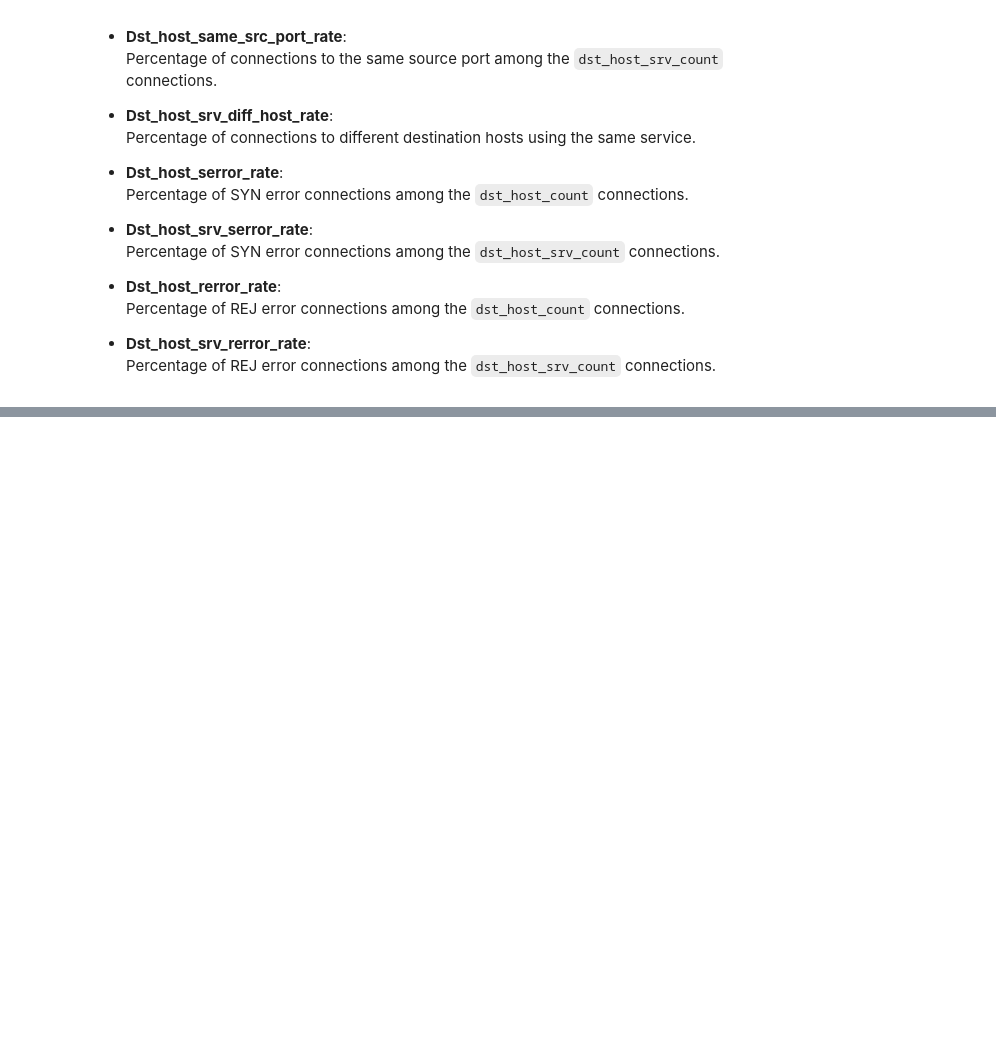
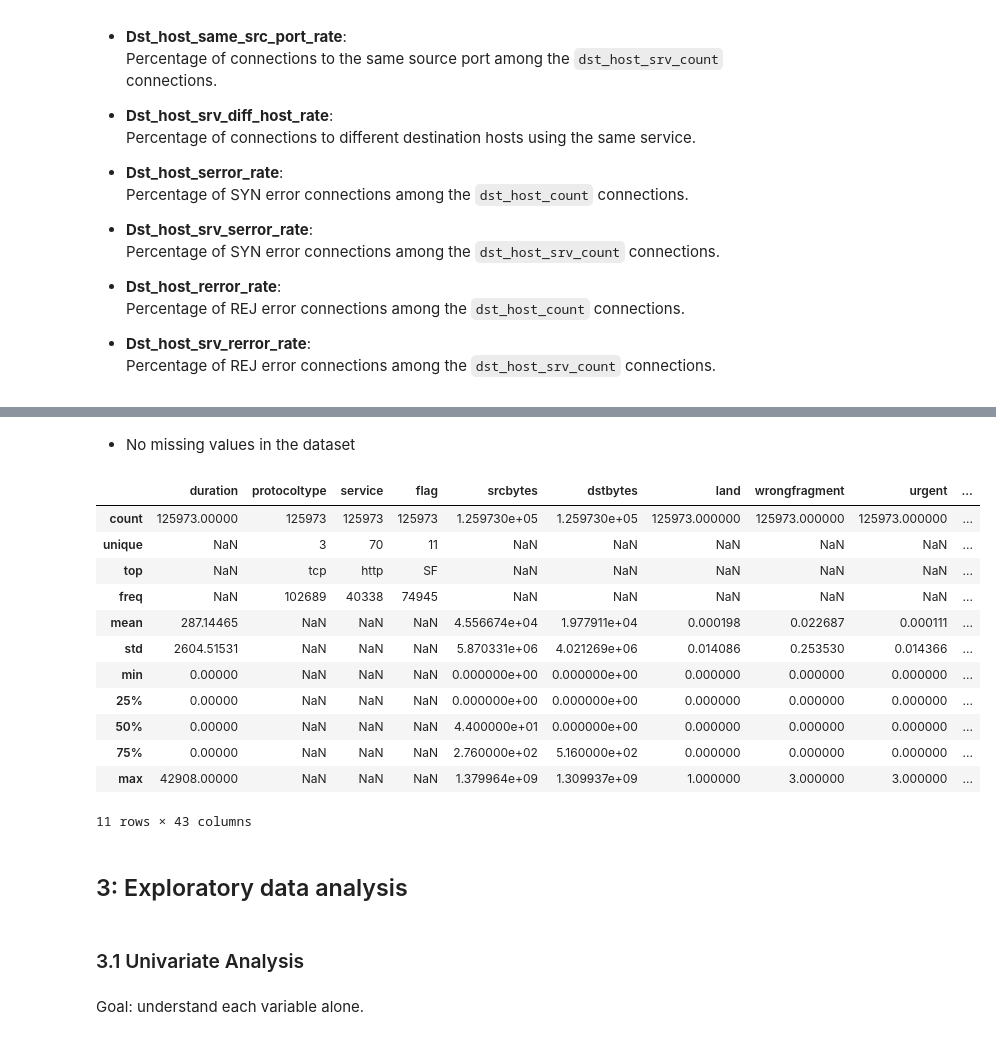
Before and after one commit to Octopus30/Network-anomaly-detection, a Jupyter notebook: notebooks/EDA.ipynb, the cells around one changed output, grey strips where cells are left out. Drawn from its saved outputs; the diff is of its cells as text; code cells hidden in the pictures; blank space fills up the shorter version.

```diff
--- a/notebooks/EDA.ipynb
+++ b/notebooks/EDA.ipynb
@@ -160,0 +171,3 @@ These are features computed over a larger time window (typically 100 connections
+# %%
+data = pd.read_csv('../data/Net.csv')
+data.head()
@@ -160,0 +206,3 @@ These are features computed over a larger time window (typically 100 connections
+# %%
+# Create a deep copy
+df = data.copy()
@@ -160,0 +256,24 @@ These are features computed over a larger time window (typically 100 connections
+# %% [markdown]
+- No missing values in the dataset
+# %%
+df.describe(include='all')
+# %% [output]
+|  | duration | protocoltype | service | flag | srcbytes | dstbytes | land | wrongfragment | urgent | ... |
+| count | 125973.00000 | 125973 | 125973 | 125973 | 1.259730e+05 | 1.259730e+05 | 125973.000000 | 125973.000000 | 125973.000000 | ... |
+| unique | NaN | 3 | 70 | 11 | NaN | NaN | NaN | NaN | NaN | ... |
+| top | NaN | tcp | http | SF | NaN | NaN | NaN | NaN | NaN | ... |
+| freq | NaN | 102689 | 40338 | 74945 | NaN | NaN | NaN | NaN | NaN | ... |
+| mean | 287.14465 | NaN | NaN | NaN | 4.556674e+04 | 1.977911e+04 | 0.000198 | 0.022687 | 0.000111 | ... |
+| std | 2604.51531 | NaN | NaN | NaN | 5.870331e+06 | 4.021269e+06 | 0.014086 | 0.253530 | 0.014366 | ... |
+| min | 0.00000 | NaN | NaN | NaN | 0.000000e+00 | 0.000000e+00 | 0.000000 | 0.000000 | 0.000000 | ... |
+| 25% | 0.00000 | NaN | NaN | NaN | 0.000000e+00 | 0.000000e+00 | 0.000000 | 0.000000 | 0.000000 | ... |
+| 50% | 0.00000 | NaN | NaN | NaN | 4.400000e+01 | 0.000000e+00 | 0.000000 | 0.000000 | 0.000000 | ... |
+| 75% | 0.00000 | NaN | NaN | NaN | 2.760000e+02 | 5.160000e+02 | 0.000000 | 0.000000 | 0.000000 | ... |
+| max | 42908.00000 | NaN | NaN | NaN | 1.379964e+09 | 1.309937e+09 | 1.000000 | 3.000000 | 3.000000 | ... |
+11 rows × 43 columns
+# %% [markdown]
+## 3: Exploratory data analysis
+# %% [markdown]
+### 3.1 Univariate Analysis
+# %% [markdown]
+Goal: understand each variable alone.
```
Also changed, not shown: parts of 9 cells of this notebook, 1 other file.
